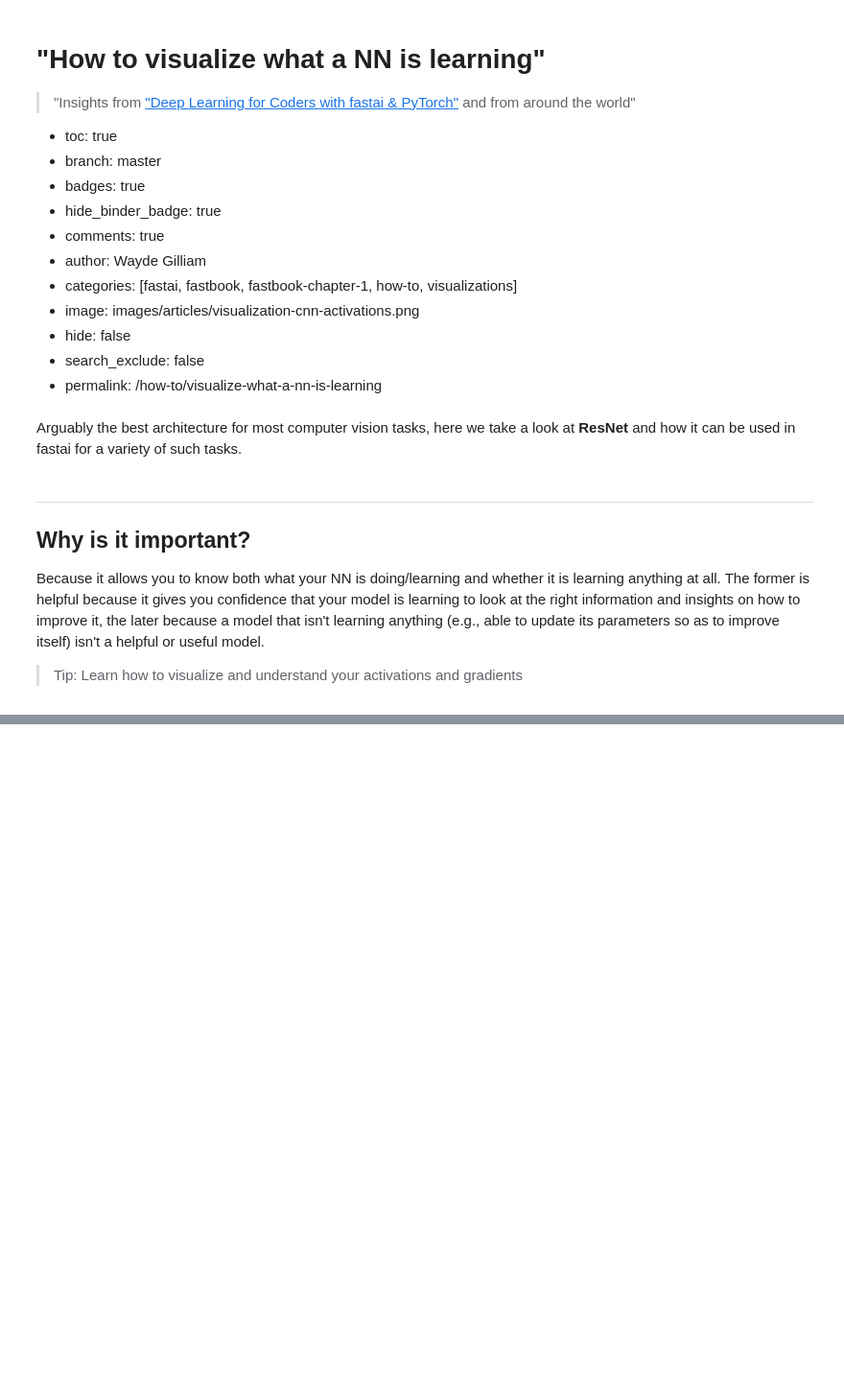
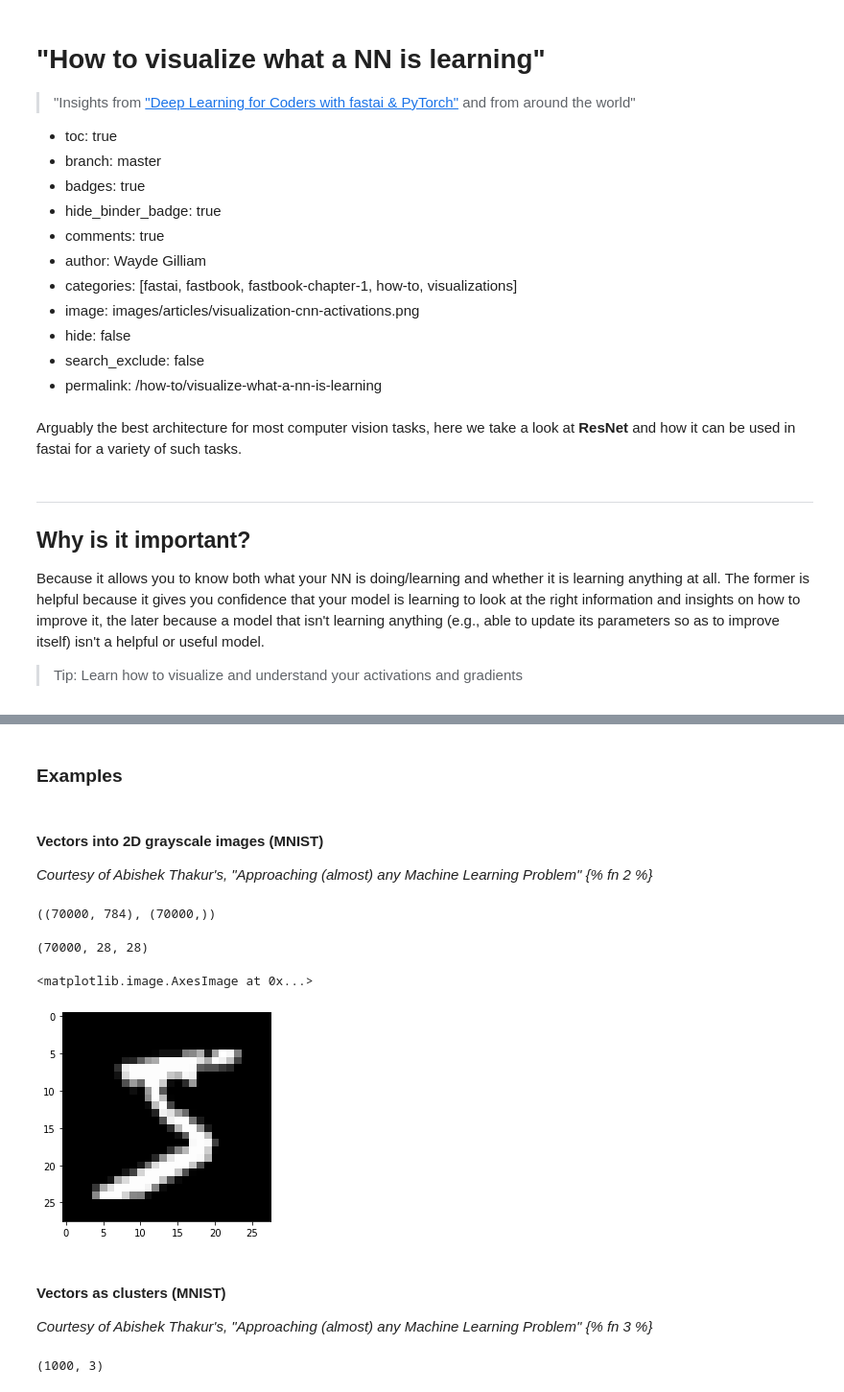
Before and after one commit to ohmeow/ohmeow_website, a Jupyter notebook: _notebooks/2021-11-10-how-to-visualize-what-a-nn-is-learning.ipynb, the cells around one changed output, grey strips where cells are left out. Shown at 96% size. Saved outputs shown, nothing was run; the diff lists cells and outputs as text; code cells hidden in the pictures; blank space fills up the shorter version.

```diff
--- a/_notebooks/2021-11-10-how-to-visualize-what-a-nn-is-learning.ipynb
+++ b/_notebooks/2021-11-10-how-to-visualize-what-a-nn-is-learning.ipynb
@@ -36,3 +46,28 @@ The top of this image is a visualization of the weights (what the model is learn
 
 
 > Tip: This kind of visualization is particularly helpful in transfer learning as it allows us to infer which layers may require more or less training for our task. For example, the layer above probably requires little to no training as it looks to be identifying edges and gradients, thing likely helpful and necessary for all computer vision tasks.
+# %% [markdown]
+### Examples
+# %% [markdown]
+#### Vectors into 2D grayscale images (MNIST)
+
+*Courtesy of Abishek Thakur's, "Approaching (almost) any Machine Learning Problem" {% fn 2 %}*
+# %%
+inputs, targets = datasets.fetch_openml('mnist_784', version=1, return_X_y=True)
+targets = targets.astype(int)
+
+inputs.shape, targets.shape
+# %% [output]
+((70000, 784), (70000,))
+# %%
+images = inputs.reshape((-1,28,28))
+print(images.shape)
+plt.imshow(images[0], cmap='gray')
+# %% [output]
+(70000, 28, 28)
+<matplotlib.image.AxesImage at 0x...>
+[figure, added]
+# %% [markdown]
+#### Vectors as clusters  (MNIST)
+
+*Courtesy of Abishek Thakur's, "Approaching (almost) any Machine Learning Problem" {% fn 3 %}*
@@ -38,0 +77,5 @@ The top of this image is a visualization of the weights (what the model is learn
+# %%
+cluster_data = np.column_stack((transformed_data, targets[:1000]))
+cluster_data.shape
+# %% [output]
+(1000, 3)
```
Also changed, not shown: parts of 6 cells of this notebook.
